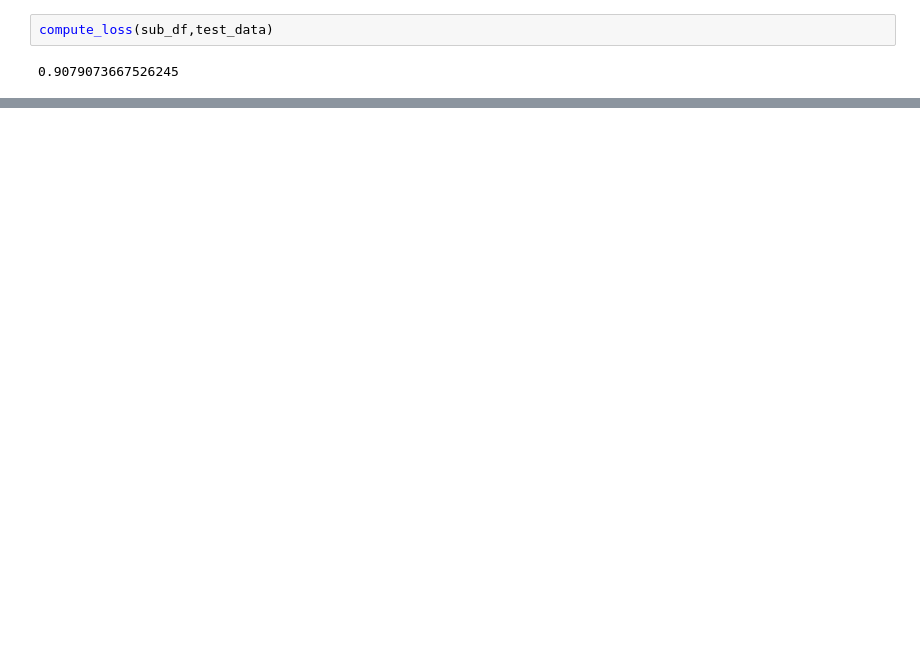
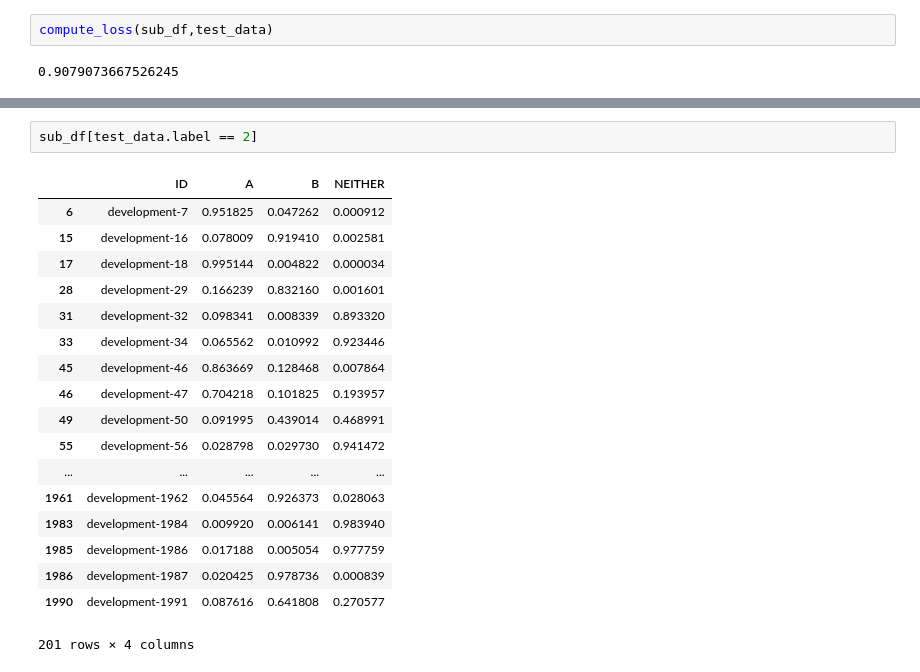
Before and after one commit to bxclib2/kaggle-gender-coref, a Jupyter notebook: part4_base_line_model_with_PPA.ipynb, the cells around one changed output, grey strips where cells are left out. Cells and saved outputs as stored; diff of their text form; blank space fills up the shorter version.

```diff
--- a/part4_base_line_model_with_PPA.ipynb
+++ b/part4_base_line_model_with_PPA.ipynb
@@ -213,0 +295,21 @@ compute_loss(sub_df,test_data)
+# %%
+sub_df[test_data.label == 2]
+# %% [output]
+|  | ID | A | B | NEITHER |
+| 6 | development-7 | 0.951825 | 0.047262 | 0.000912 |
+| 15 | development-16 | 0.078009 | 0.919410 | 0.002581 |
+| 17 | development-18 | 0.995144 | 0.004822 | 0.000034 |
+| 28 | development-29 | 0.166239 | 0.832160 | 0.001601 |
+| 31 | development-32 | 0.098341 | 0.008339 | 0.893320 |
+| 33 | development-34 | 0.065562 | 0.010992 | 0.923446 |
+| 45 | development-46 | 0.863669 | 0.128468 | 0.007864 |
+| 46 | development-47 | 0.704218 | 0.101825 | 0.193957 |
+| 49 | development-50 | 0.091995 | 0.439014 | 0.468991 |
+| 55 | development-56 | 0.028798 | 0.029730 | 0.941472 |
+| ... | ... | ... | ... | ... |
+| 1961 | development-1962 | 0.045564 | 0.926373 | 0.028063 |
+| 1983 | development-1984 | 0.009920 | 0.006141 | 0.983940 |
+| 1985 | development-1986 | 0.017188 | 0.005054 | 0.977759 |
+| 1986 | development-1987 | 0.020425 | 0.978736 | 0.000839 |
+| 1990 | development-1991 | 0.087616 | 0.641808 | 0.270577 |
+201 rows × 4 columns
```
Also changed, not shown: parts of 29 cells of this notebook.
